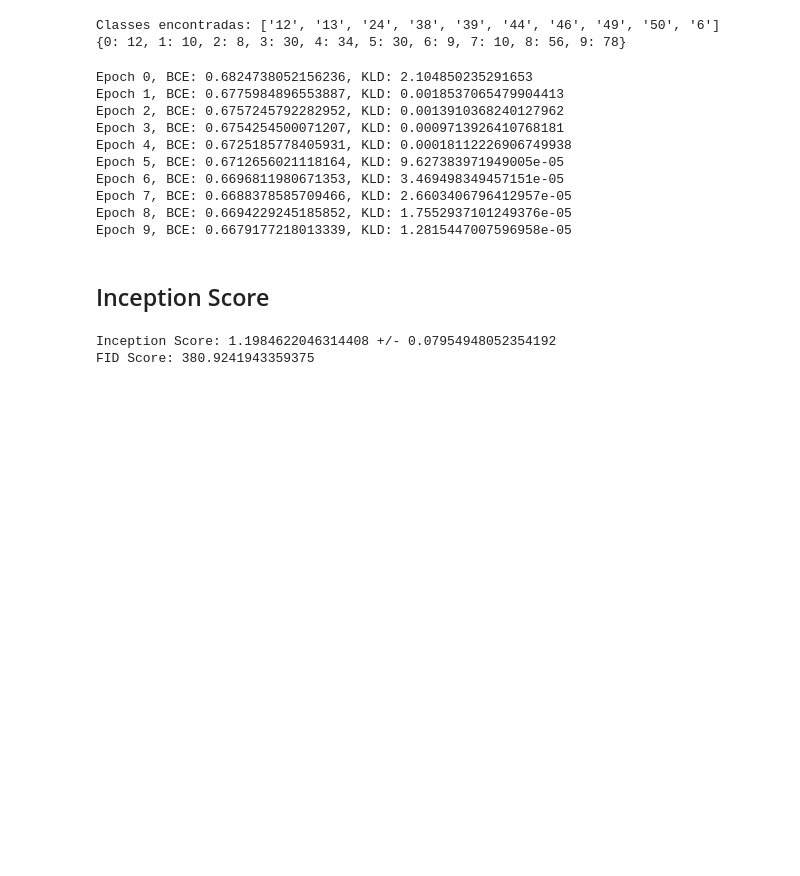
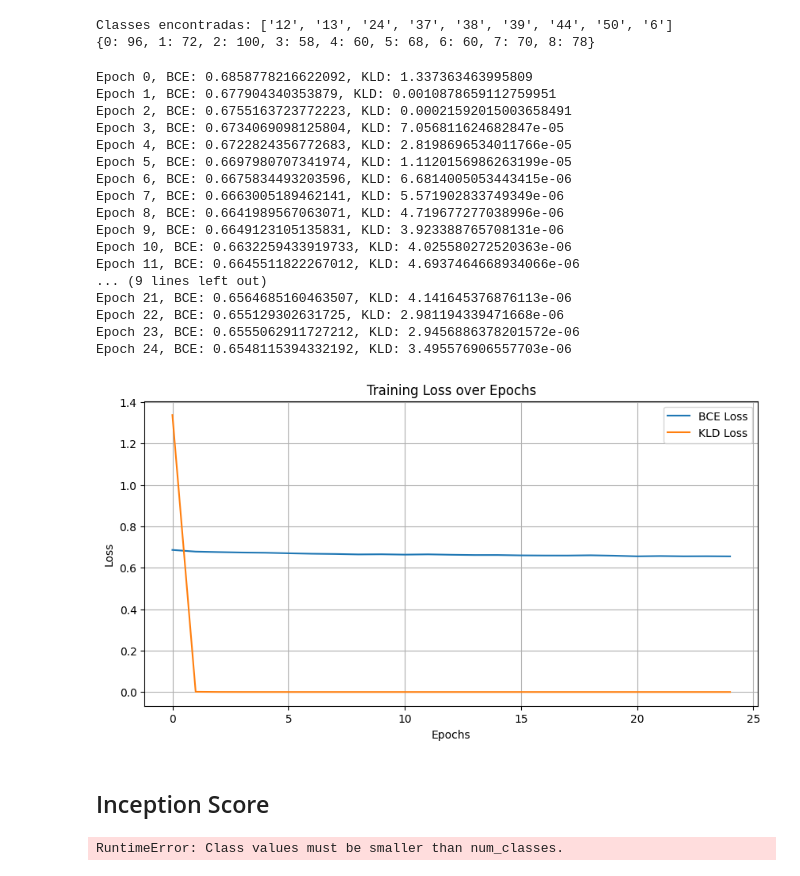
Before and after one commit to zesilva18/Generate_Images, a Jupyter notebook: Vautoenconders.ipynb, the cells around one changed output. Drawn from its saved outputs; the diff is of its cells as text; code cells hidden in the pictures; blank space fills up the shorter version.

```diff
--- a/Vautoenconders.ipynb
+++ b/Vautoenconders.ipynb
@@ -40,11 +40,11 @@ if os.path.exists(rebuild_path) and os.path.isdir(rebuild_path):
 
 device = torch.device("cuda" if torch.cuda.is_available() else "mps" if torch.backends.mps.is_available() else "cpu")
 # %%
-train_dataset_path = 'data-students/TRAIN'
+train_dataset_path = 'TRAIN_augmented'
 
 IMG_WIDTH = 75
 IMG_HEIGHT = 75
-BATCH_SIZE = 32
+BATCH_SIZE = 64
 # %%
 transform = transforms.Compose([
     transforms.Resize((IMG_WIDTH, IMG_HEIGHT)),   # Redimensiona todas as imagens para 75x75 pixels
@@ -82,8 +82,8 @@ for _, label in traffic_signals_dataset:
 
 print(class_count_true)
 # %% [output]
-Classes encontradas: ['12', '13', '24', '38', '39', '44', '46', '49', '50', '6']
-{0: 12, 1: 10, 2: 8, 3: 30, 4: 34, 5: 30, 6: 9, 7: 10, 8: 56, 9: 78}
+Classes encontradas: ['12', '13', '24', '37', '38', '39', '44', '50', '6']
+{0: 96, 1: 72, 2: 100, 3: 58, 4: 60, 5: 68, 6: 60, 7: 70, 8: 78}
 # %%
 class CVAE(nn.Module):
     def __init__(self, color_channels=3, num_labels=10, latent_dim=128):
@@ -149,39 +149,63 @@ def loss_function(recon_x, x, mu, log_var):
 # %%
 device = torch.device("cuda" if torch.cuda.is_available() else "cpu")
 model = CVAE(color_channels=3, num_labels=len(full_dataset.classes)).to(device)
 optimizer = torch.optim.Adam(model.parameters(), lr=0.001)
 
-num_epochs = 10
+num_epochs = 25
 
+bce_list = []
+kld_list = []
 
 for epoch in range(num_epochs):
     model.train()
     total_bce = 0
     total_kld = 0
     for idx, (data, labels) in enumerate(data_loader):
         data, labels = data.to(device), labels.to(device)
         optimizer.zero_grad()
         recon_batch, mu, log_var = model(data, labels)
         BCE = torch.nn.functional.binary_cross_entropy(recon_batch, data, reduction='mean')
         KLD = -0.5 * torch.sum(1 + log_var - mu.pow(2) - log_var.exp()) / data.shape[0]  # per sample
         loss = BCE + KLD
         loss.backward()
         optimizer.step()
         total_bce += BCE.item()
         total_kld += KLD.item()
 
+    bce_list.append(total_bce / len(data_loader))
+    kld_list.append(total_kld / len(data_loader))
+
     print(f'Epoch {epoch}, BCE: {total_bce / len(data_loader)}, KLD: {total_kld / len(data_loader)}')
+
+
+plt.figure(figsize=(10, 5))
+plt.plot(range(num_epochs), bce_list, label='BCE Loss')
+plt.plot(range(num_epochs), kld_list, label='KLD Loss')
+plt.xlabel('Epochs')
+plt.ylabel('Loss')
+plt.title('Training Loss over Epochs')
+plt.legend()
+plt.grid(True)
+plt.show()
 # %% [output]
-Epoch 0, BCE: 0.6824738052156236, KLD: 2.104850235291653
-Epoch 1, BCE: 0.6775984896553887, KLD: 0.0018537065479904413
-Epoch 2, BCE: 0.6757245792282952, KLD: 0.0013910368240127962
-Epoch 3, BCE: 0.6754254500071207, KLD: 0.0009713926410768181
-Epoch 4, BCE: 0.6725185778405931, KLD: 0.00018112226906749938
-Epoch 5, BCE: 0.6712656021118164, KLD: 9.627383971949005e-05
-Epoch 6, BCE: 0.6696811980671353, KLD: 3.469498349457151e-05
-Epoch 7, BCE: 0.6688378585709466, KLD: 2.6603406796412957e-05
-Epoch 8, BCE: 0.6694229245185852, KLD: 1.7552937101249376e-05
-Epoch 9, BCE: 0.6679177218013339, KLD: 1.2815447007596958e-05
+Epoch 0, BCE: 0.6858778216622092, KLD: 1.337363463995809
+Epoch 1, BCE: 0.677904340353879, KLD: 0.0010878659112759951
+Epoch 2, BCE: 0.6755163723772223, KLD: 0.00021592015003658491
+Epoch 3, BCE: 0.6734069098125804, KLD: 7.056811624682847e-05
+Epoch 4, BCE: 0.6722824356772683, KLD: 2.8198696534011766e-05
+Epoch 5, BCE: 0.6697980707341974, KLD: 1.1120156986263199e-05
+Epoch 6, BCE: 0.6675834493203596, KLD: 6.6814005053443415e-06
+Epoch 7, BCE: 0.6663005189462141, KLD: 5.571902833749349e-06
+Epoch 8, BCE: 0.6641989567063071, KLD: 4.719677277038996e-06
+Epoch 9, BCE: 0.6649123105135831, KLD: 3.923388765708131e-06
+Epoch 10, BCE: 0.6632259433919733, KLD: 4.025580272520363e-06
+Epoch 11, BCE: 0.6645511822267012, KLD: 4.6937464668934066e-06
+... (9 lines left out)
+Epoch 21, BCE: 0.6564685160463507, KLD: 4.141645376876113e-06
+Epoch 22, BCE: 0.655129302631725, KLD: 2.981194339471668e-06
+Epoch 23, BCE: 0.6555062911727212, KLD: 2.9456886378201572e-06
+Epoch 24, BCE: 0.6548115394332192, KLD: 3.495576906557703e-06
+[figure, added]
 # %% [markdown]
 ## Inception Score
 # %%
@@ -267,8 +291,7 @@ fid.update(generated_images, real=False)
 fid_score = fid.compute()
 print(f'FID Score: {fid_score.item()}')
 # %% [output]
-Inception Score: 1.1984622046314408 +/- 0.07954948052354192
-FID Score: 380.9241943359375
+RuntimeError: Class values must be smaller than num_classes.
 # %%
 def generate_and_plot_images(model, device, num_labels, num_images=5):
     model.eval()
```
Also changed, not shown: parts of 1 cell of this notebook, 2 other files.
